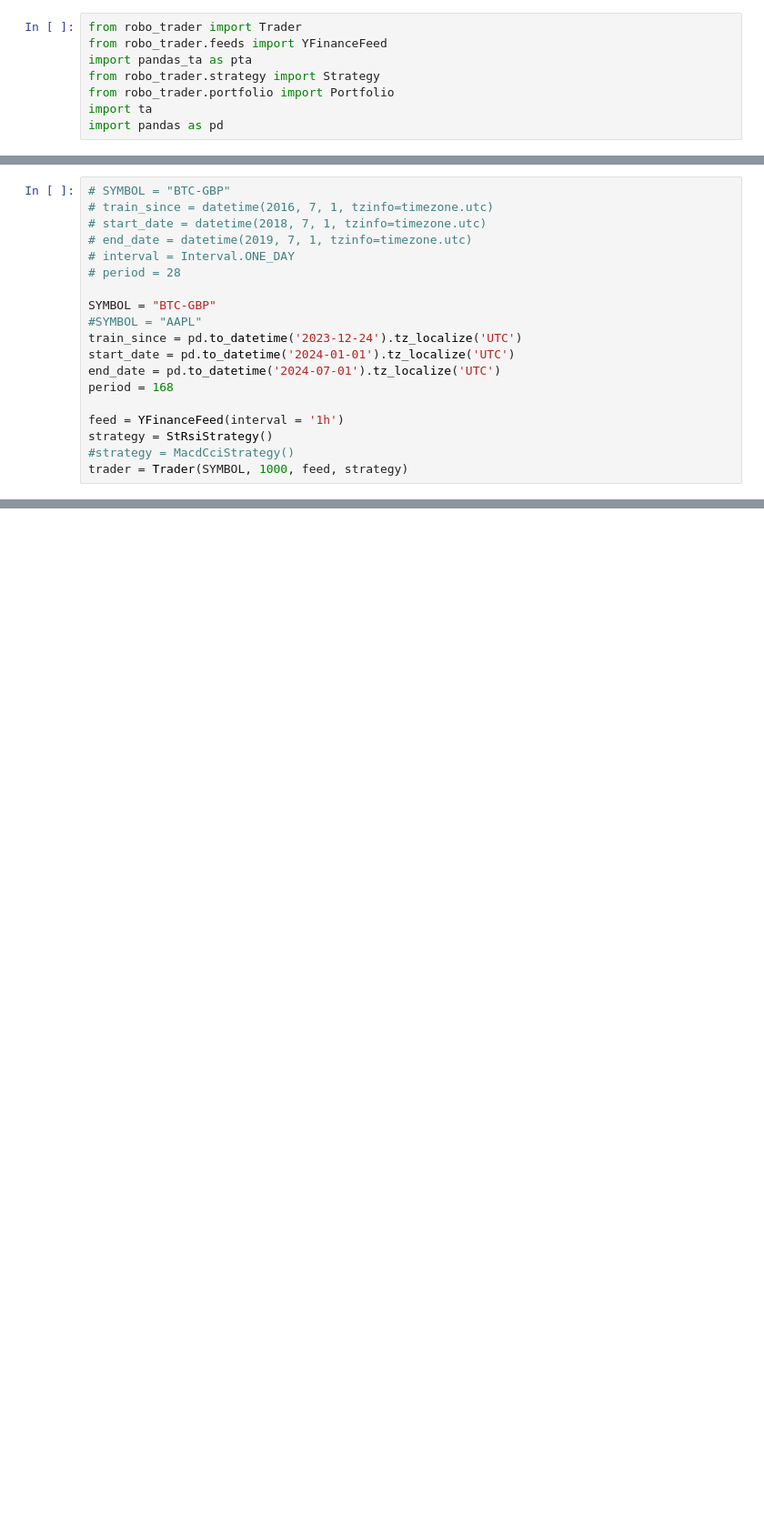
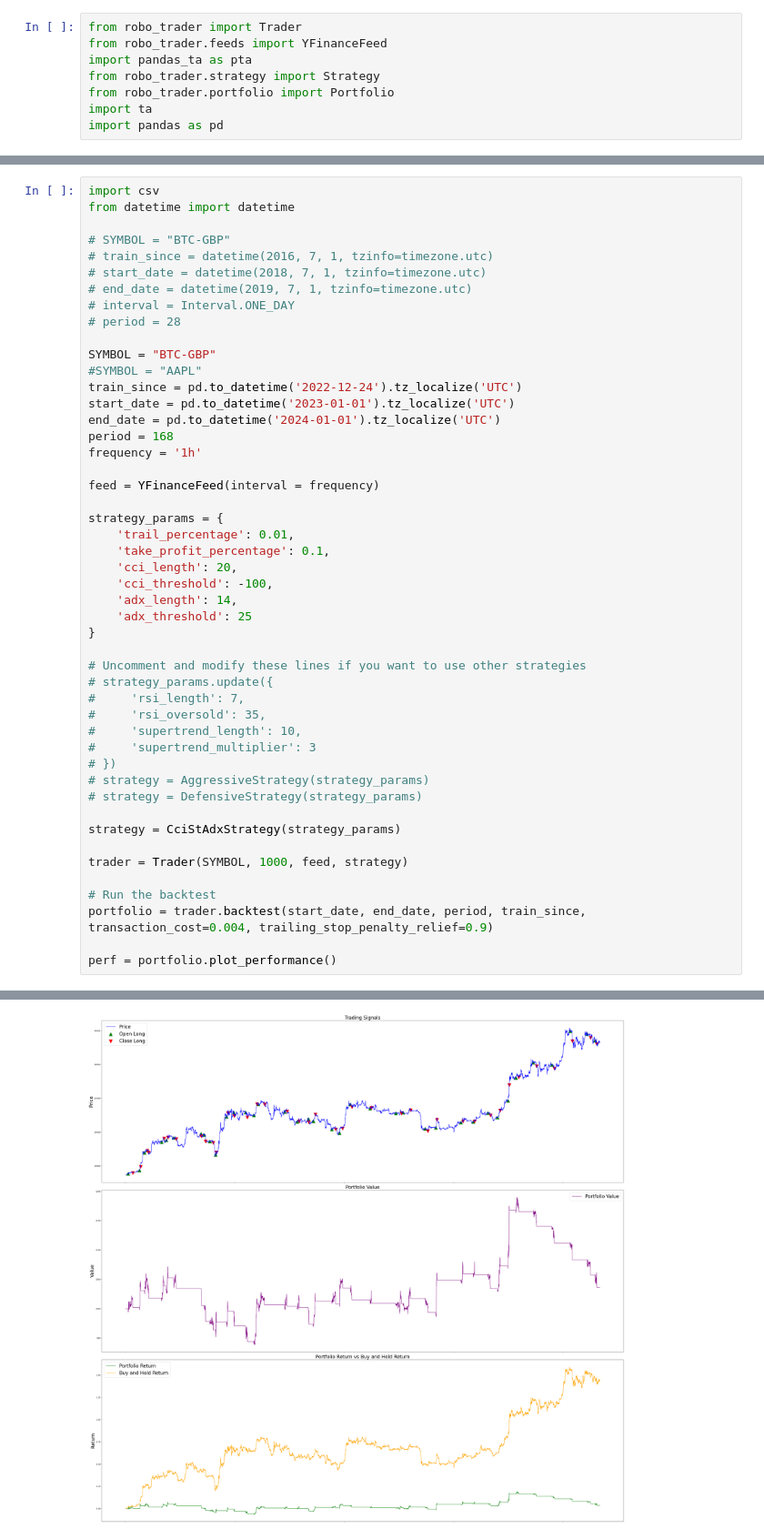
Before and after one commit to agrivas/portfolio-management, a Jupyter notebook: notebooks/MyStrategy.ipynb, the cells around one changed output, grey strips where cells are left out. Shown at 91% size. Drawn from its saved outputs; the diff is of its cells as text; blank space fills up the shorter version.

```diff
--- a/notebooks/MyStrategy.ipynb
+++ b/notebooks/MyStrategy.ipynb
@@ -74,4 +120,7 @@ class MacdCciStrategy(Strategy):
 # %%
+import csv
+from datetime import datetime
+
 # SYMBOL = "BTC-GBP"
 # train_since = datetime(2016, 7, 1, tzinfo=timezone.utc)
 # start_date = datetime(2018, 7, 1, tzinfo=timezone.utc)
@@ -81,12 +130,39 @@ class MacdCciStrategy(Strategy):
 
 SYMBOL = "BTC-GBP"
 #SYMBOL = "AAPL"
-train_since = pd.to_datetime('2023-12-24').tz_localize('UTC')
-start_date = pd.to_datetime('2024-01-01').tz_localize('UTC')
-end_date = pd.to_datetime('2024-07-01').tz_localize('UTC')
+train_since = pd.to_datetime('2022-12-24').tz_localize('UTC')
+start_date = pd.to_datetime('2023-01-01').tz_localize('UTC')
+end_date = pd.to_datetime('2024-01-01').tz_localize('UTC')
 period = 168
+frequency = '1h'
 
-feed = YFinanceFeed(interval = '1h')
-strategy = StRsiStrategy()
-#strategy = MacdCciStrategy()
+feed = YFinanceFeed(interval = frequency)
+
+strategy_params = {
+    'trail_percentage': 0.01,
+    'take_profit_percentage': 0.1,
+    'cci_length': 20,
+    'cci_threshold': -100,
+    'adx_length': 14,
+    'adx_threshold': 25
+}
+
+# Uncomment and modify these lines if you want to use other strategies
+# strategy_params.update({
+#     'rsi_length': 7,
+#     'rsi_oversold': 35,
+#     'supertrend_length': 10,
+#     'supertrend_multiplier': 3
+# })
+# strategy = AggressiveStrategy(strategy_params)
+# strategy = DefensiveStrategy(strategy_params)
+
+strategy = CciStAdxStrategy(strategy_params)
+
 trader = Trader(SYMBOL, 1000, feed, strategy)
+
+# Run the backtest
+portfolio = trader.backtest(start_date, end_date, period, train_since, transaction_cost=0.004, trailing_stop_penalty_relief=0.9)
+
+perf = portfolio.plot_performance()
+# %% [output]
@@ -92,0 +186 @@ trader = Trader(SYMBOL, 1000, feed, strategy)
+[figure, added]
```
Also changed, not shown: parts of 7 cells of this notebook, 2 other files.
